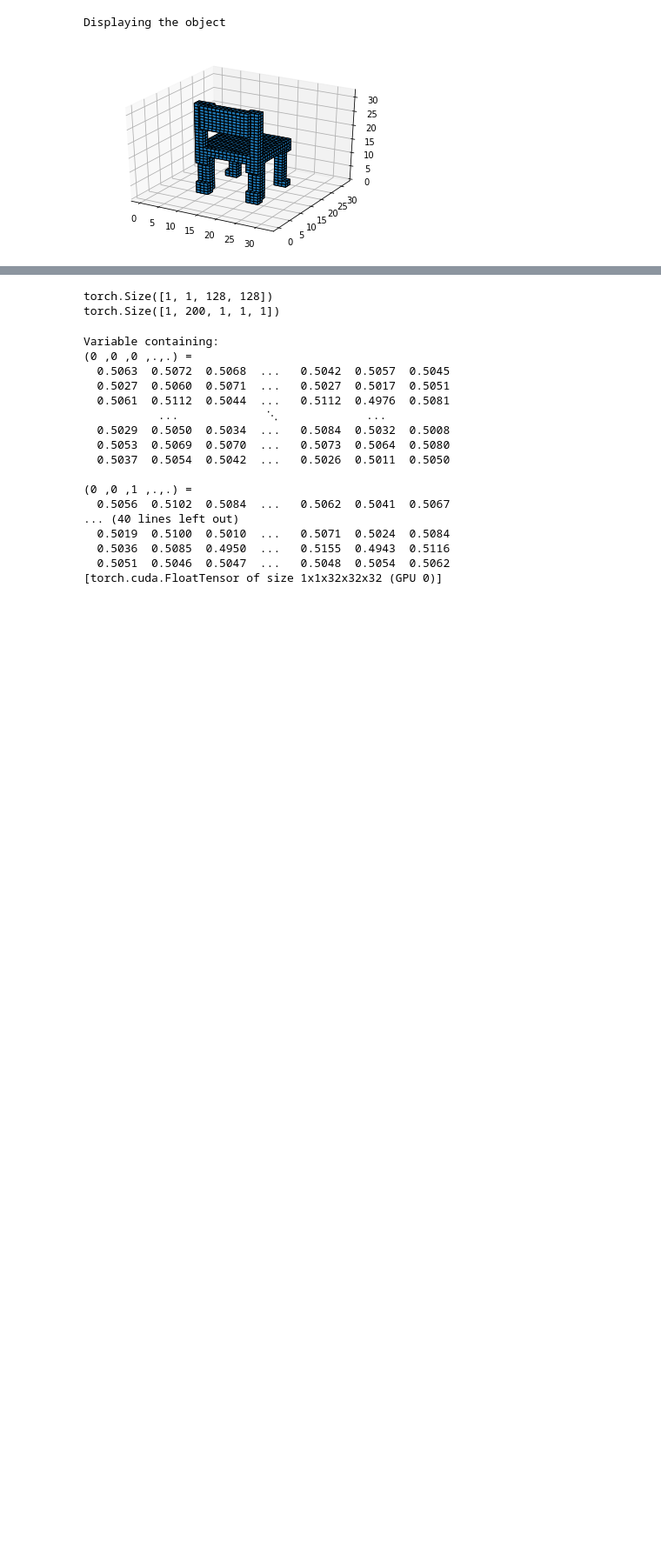
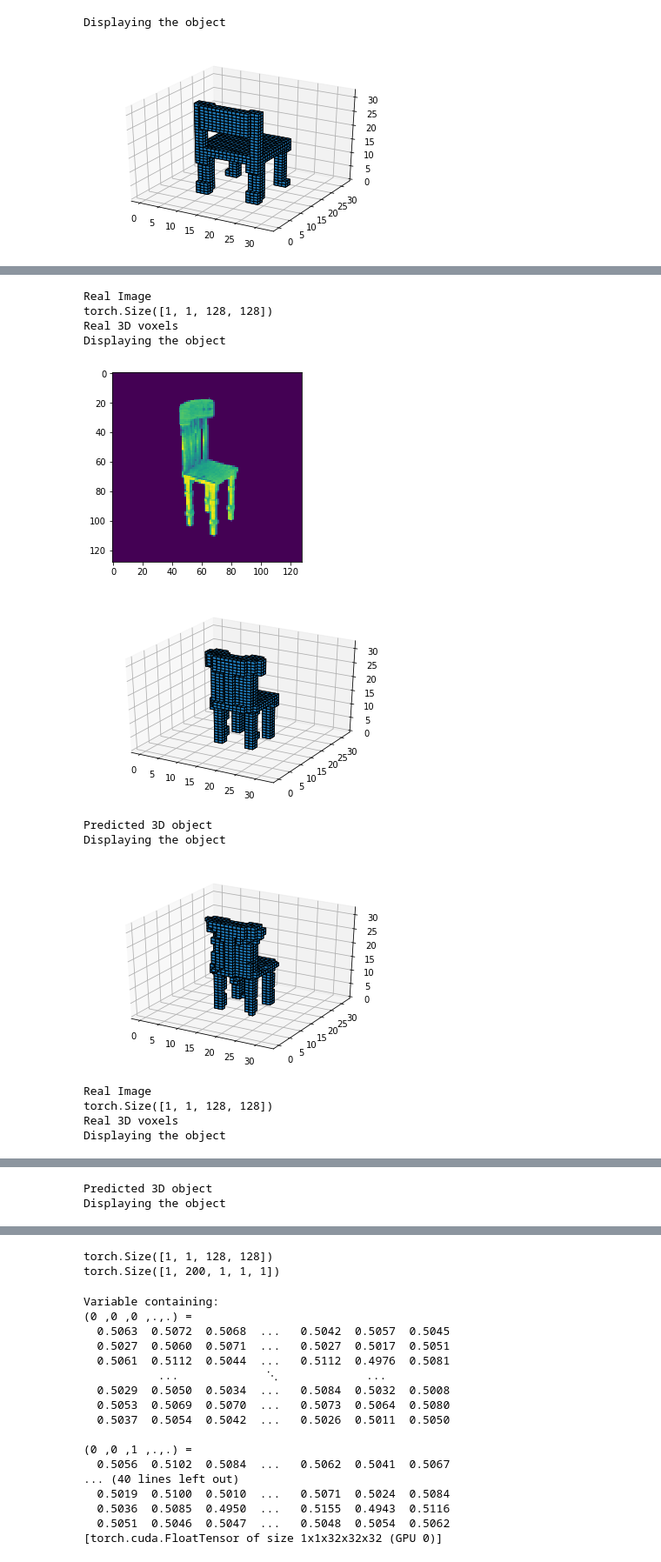
Before and after one commit to wezteoh/cross_dimension_translation, a Jupyter notebook: VAE.ipynb, the cells around one changed output, grey strips where cells are left out. Shown: that part at 87% size. Saved outputs shown, nothing was run; the diff lists cells and outputs as text; code cells hidden in the pictures; blank space fills up the shorter version.

```diff
--- a/VAE.ipynb
+++ b/VAE.ipynb
@@ -167,0 +197,29 @@ for epoch in range(num_epochs):
+# %%
+# Generate the 3D Object
+#Testing the general Structure of the VAE
+import random
+for j in range(0,2):
+    i = random.randint(1,1000)
+    test_image = Variable(torch.FloatTensor(images[i])).view(1,1,128,128).cuda()
+    print("Real Image")
+    plt.imshow(images[i])
+    print(test_image.shape)
+    test_object = vae(test_image).squeeze().data.cpu().numpy()
+    print("Real 3D voxels")
+    display3DObject(voxels[i])
+    print("Predicted 3D object")
+    display3DObject(test_object >0.5)
+# %% [output]
+Real Image
+torch.Size([1, 1, 128, 128])
+Real 3D voxels
+Displaying the object
+[figure, added]
+[figure, added]
+Predicted 3D object
+Displaying the object
+[figure, added]
+Real Image
+torch.Size([1, 1, 128, 128])
+Real 3D voxels
+Displaying the object
@@ -167,0 +228,2 @@ for epoch in range(num_epochs):
+Predicted 3D object
+Displaying the object
```
Also changed, not shown: parts of 3 cells of this notebook.
